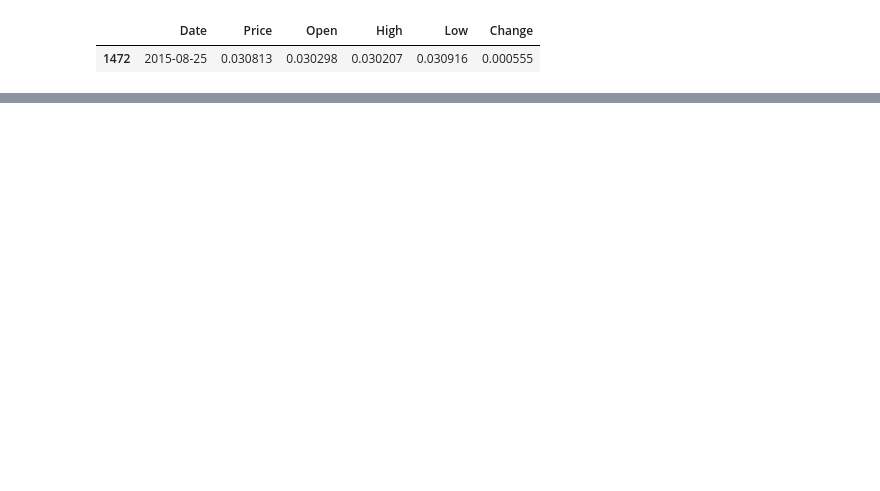
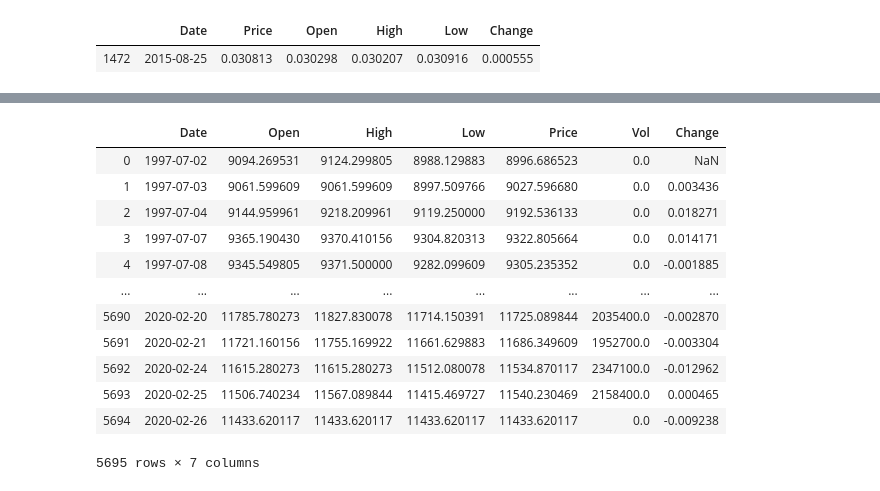
Before and after one commit to lzcaisg/reinforcement_trader, a Jupyter notebook: currency history cleaning - 0304.ipynb, the cells around one changed output, grey strips where cells are left out. Cells and saved outputs as stored; diff of their text form; code cells hidden in the pictures; blank space fills up the shorter version.

```diff
--- a/currency history cleaning - 0304.ipynb
+++ b/currency history cleaning - 0304.ipynb
@@ -86,0 +147,20 @@ brl_df.to_csv("./input/currency/BRL_1995-2020.csv")
+# %%
+twd_exchange = twd_exchange[twd_exchange['Date'].isin(common_date)]
+twd_exchange.reset_index(drop=True, inplace=True)
+twii_df = twii_df[twii_df['Date'].isin(common_date)]
+twii_df.reset_index(drop=True, inplace=True)
+twii_df
+# %% [output]
+|  | Date | Open | High | Low | Price | Vol | Change |
+| 0 | 1997-07-02 | 9094.269531 | 9124.299805 | 8988.129883 | 8996.686523 | 0.0 | NaN |
+| 1 | 1997-07-03 | 9061.599609 | 9061.599609 | 8997.509766 | 9027.596680 | 0.0 | 0.003436 |
+| 2 | 1997-07-04 | 9144.959961 | 9218.209961 | 9119.250000 | 9192.536133 | 0.0 | 0.018271 |
+| 3 | 1997-07-07 | 9365.190430 | 9370.410156 | 9304.820313 | 9322.805664 | 0.0 | 0.014171 |
+| 4 | 1997-07-08 | 9345.549805 | 9371.500000 | 9282.099609 | 9305.235352 | 0.0 | -0.001885 |
+| ... | ... | ... | ... | ... | ... | ... | ... |
+| 5690 | 2020-02-20 | 11785.780273 | 11827.830078 | 11714.150391 | 11725.089844 | 2035400.0 | -0.002870 |
+| 5691 | 2020-02-21 | 11721.160156 | 11755.169922 | 11661.629883 | 11686.349609 | 1952700.0 | -0.003304 |
+| 5692 | 2020-02-24 | 11615.280273 | 11615.280273 | 11512.080078 | 11534.870117 | 2347100.0 | -0.012962 |
+| 5693 | 2020-02-25 | 11506.740234 | 11567.089844 | 11415.469727 | 11540.230469 | 2158400.0 | 0.000465 |
+| 5694 | 2020-02-26 | 11433.620117 | 11433.620117 | 11433.620117 | 11433.620117 | 0.0 | -0.009238 |
+5695 rows × 7 columns
```
Also changed, not shown: parts of 13 cells of this notebook, 52 other files.
